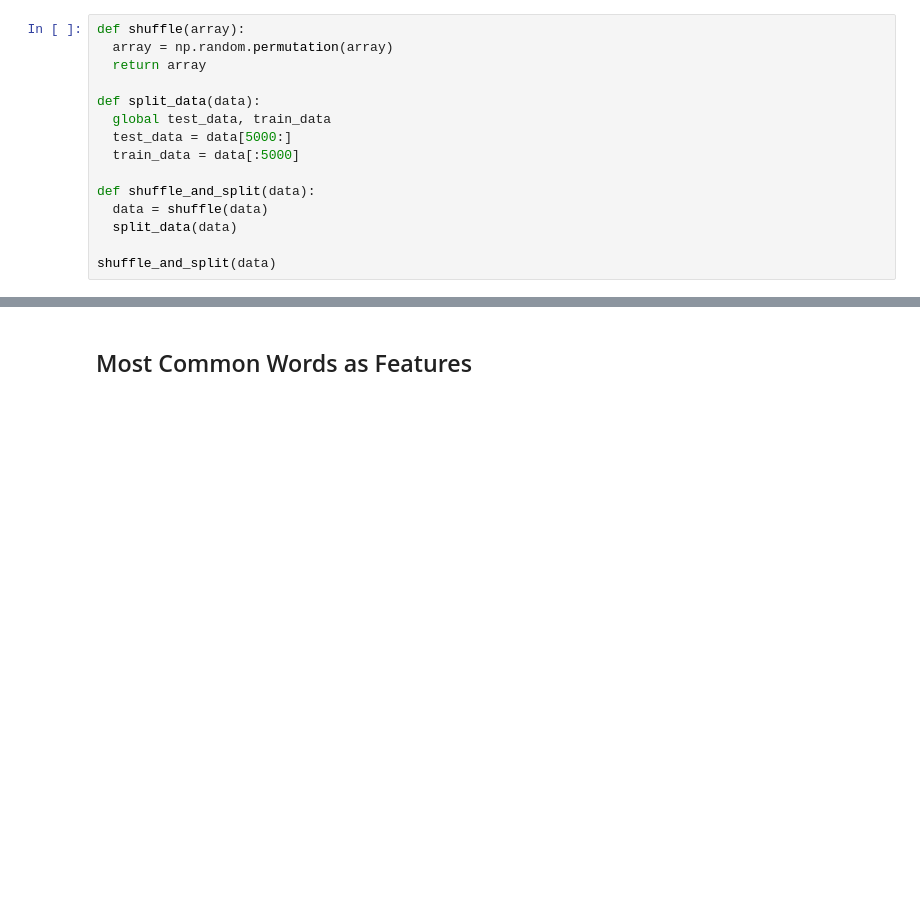
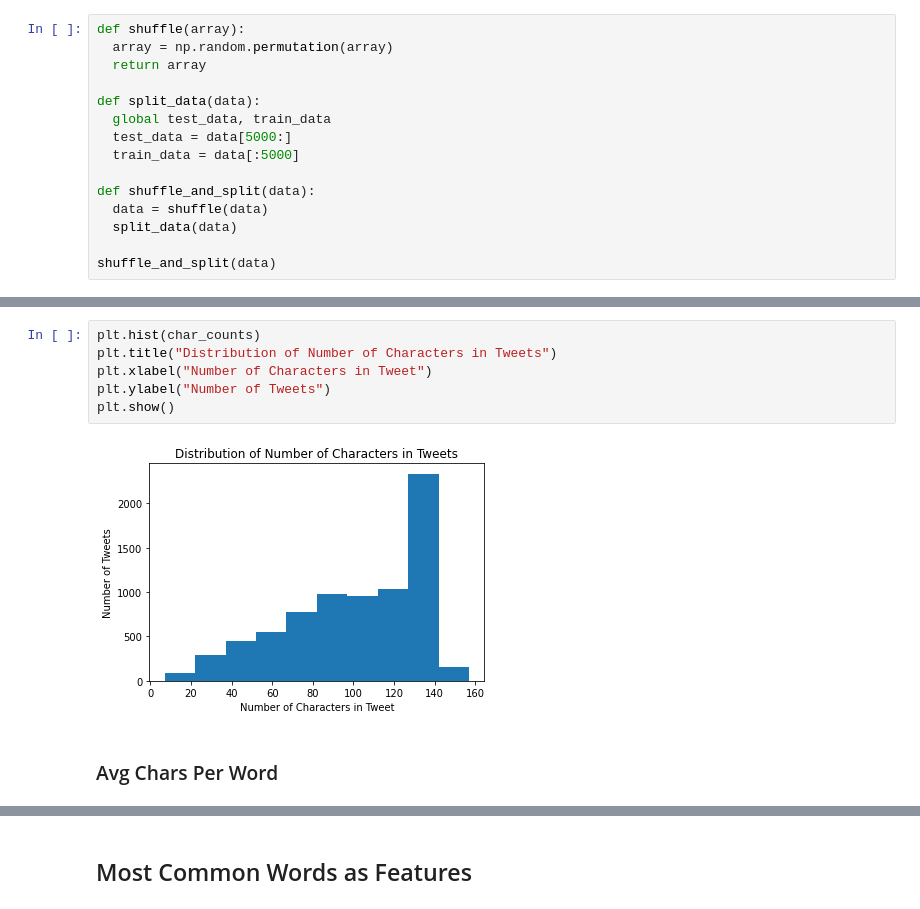
Before and after one commit to eshika289/cs301_project, a Jupyter notebook: CS_301_Project_NLP_Disaster_Tweets.ipynb, the cells around one changed output, grey strips where cells are left out. Drawn from its saved outputs; the diff is of its cells as text; blank space fills up the shorter version.

```diff
--- a/CS_301_Project_NLP_Disaster_Tweets.ipynb
+++ b/CS_301_Project_NLP_Disaster_Tweets.ipynb
@@ -107,0 +241,10 @@ shuffle_and_split(data)
+# %%
+plt.hist(char_counts)
+plt.title("Distribution of Number of Characters in Tweets")
+plt.xlabel("Number of Characters in Tweet")
+plt.ylabel("Number of Tweets")
+plt.show()
+# %% [output]
+[figure, added]
+# %% [markdown]
+### Avg Chars Per Word
```
Also changed, not shown: parts of 126 cells of this notebook.
